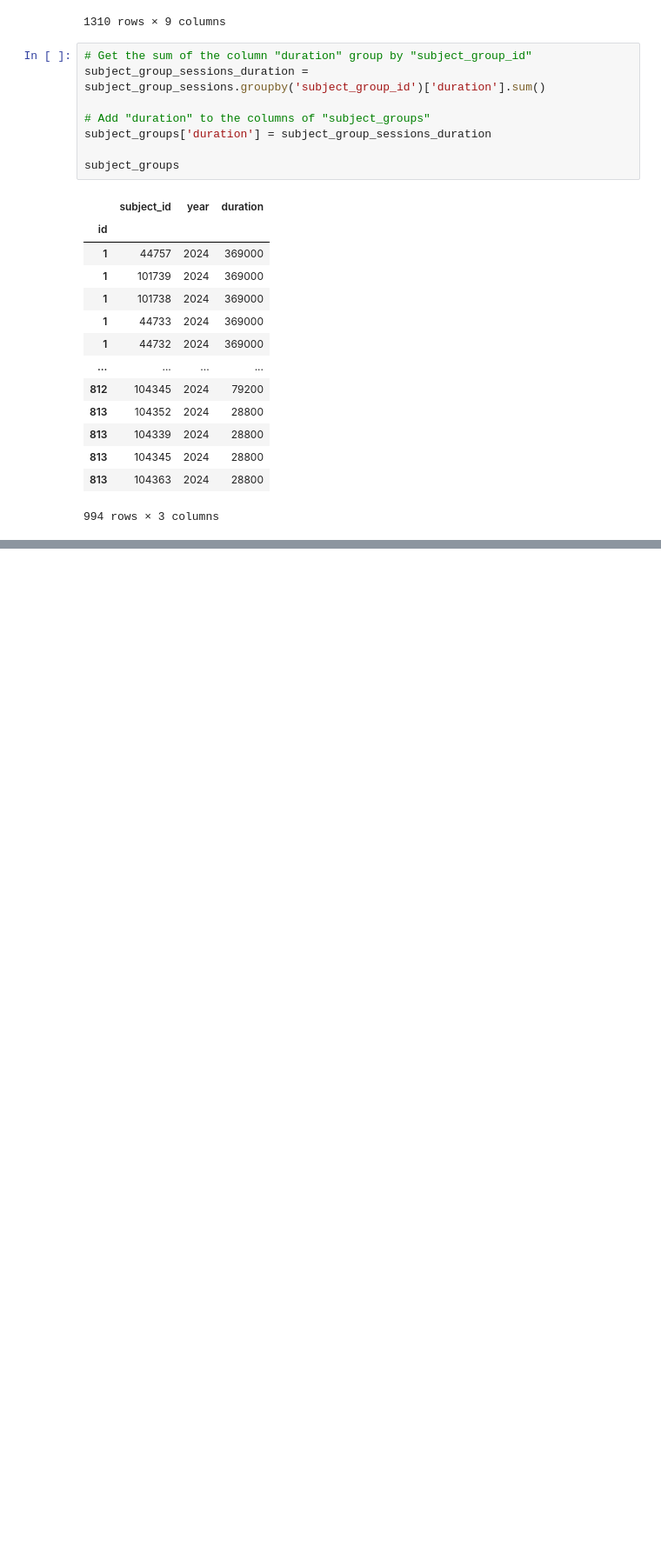
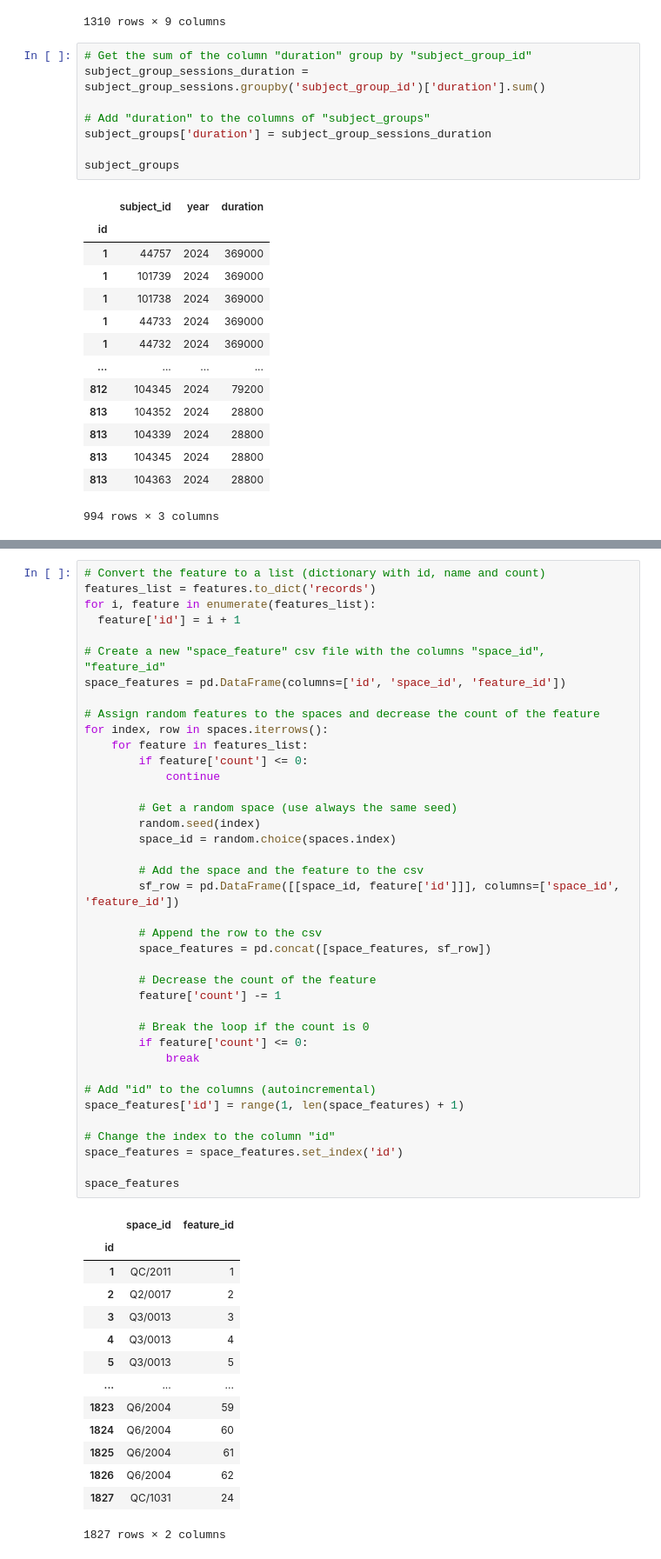
Before and after one commit to xavi-burgos99/optimitzuab, a Jupyter notebook: notebooks/refactor.ipynb, the cells around one changed output, grey strips where cells are left out. Shown at 87% size. Cells and saved outputs as stored; diff of their text form; blank space fills up the shorter version.

```diff
--- a/notebooks/refactor.ipynb
+++ b/notebooks/refactor.ipynb
@@ -263,0 +324,54 @@ subject_groups
+# %%
+# Convert the feature to a list (dictionary with id, name and count)
+features_list = features.to_dict('records')
+for i, feature in enumerate(features_list):
+  feature['id'] = i + 1
+
+# Create a new "space_feature" csv file with the columns "space_id", "feature_id"
+space_features = pd.DataFrame(columns=['id', 'space_id', 'feature_id'])
+
+# Assign random features to the spaces and decrease the count of the feature
+for index, row in spaces.iterrows():
+    for feature in features_list:
+        if feature['count'] <= 0:
+            continue
+
+        # Get a random space (use always the same seed)
+        random.seed(index)
+        space_id = random.choice(spaces.index)
+
+        # Add the space and the feature to the csv
+        sf_row = pd.DataFrame([[space_id, feature['id']]], columns=['space_id', 'feature_id'])
+
+        # Append the row to the csv
+        space_features = pd.concat([space_features, sf_row])
+
+        # Decrease the count of the feature
+        feature['count'] -= 1
+
+        # Break the loop if the count is 0
+        if feature['count'] <= 0:
+            break
+
+# Add "id" to the columns (autoincremental)
+space_features['id'] = range(1, len(space_features) + 1)
+
+# Change the index to the column "id"
+space_features = space_features.set_index('id')
+
+space_features
+# %% [output]
+|  | space_id | feature_id |
+| id |  |  |
+| 1 | QC/2011 | 1 |
+| 2 | Q2/0017 | 2 |
+| 3 | Q3/0013 | 3 |
+| 4 | Q3/0013 | 4 |
+| 5 | Q3/0013 | 5 |
+| ... | ... | ... |
+| 1823 | Q6/2004 | 59 |
+| 1824 | Q6/2004 | 60 |
+| 1825 | Q6/2004 | 61 |
+| 1826 | Q6/2004 | 62 |
+| 1827 | QC/1031 | 24 |
+1827 rows × 2 columns
```
Also changed, not shown: parts of 8 cells of this notebook, 6 other files.
